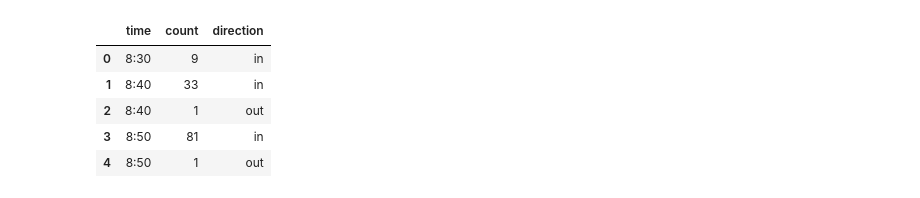
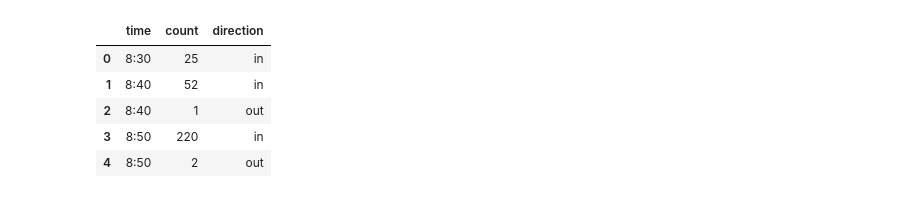
Before and after one commit to dJonaitis/roetersstraat, a Jupyter notebook: rooster/student_distribution.ipynb, the cells around one changed output. Cells and saved outputs as stored; diff of their text form; code cells hidden in the pictures.

```diff
--- a/rooster/student_distribution.ipynb
+++ b/rooster/student_distribution.ipynb
@@ -4,13 +6,14 @@ import matplotlib.pyplot as plt
 # %%
-df = pd.read_csv('data/observations_rec_m_nov_25_2024.csv')
+df = pd.read_csv('data/observations_rec_jk_nov_26_2024.csv')
+df_2 = pd.read_csv('data/observations_rec_m_nov_25_2024.csv')
 df.head()
 # %% [output]
 |  | time | count | direction |
-| 0 | 8:30 | 9 | in |
-| 1 | 8:40 | 33 | in |
+| 0 | 8:30 | 25 | in |
+| 1 | 8:40 | 52 | in |
 | 2 | 8:40 | 1 | out |
-| 3 | 8:50 | 81 | in |
-| 4 | 8:50 | 1 | out |
+| 3 | 8:50 | 220 | in |
+| 4 | 8:50 | 2 | out |
 # %%
 df['time_float'] = df['time'].apply(lambda x: int(x.split(':')[0]) + int(x.split(':')[1]) / 60)
 df_in = df[df['direction'] == 'in']
```
Also changed, not shown: parts of 7 cells of this notebook, 2 other files.
